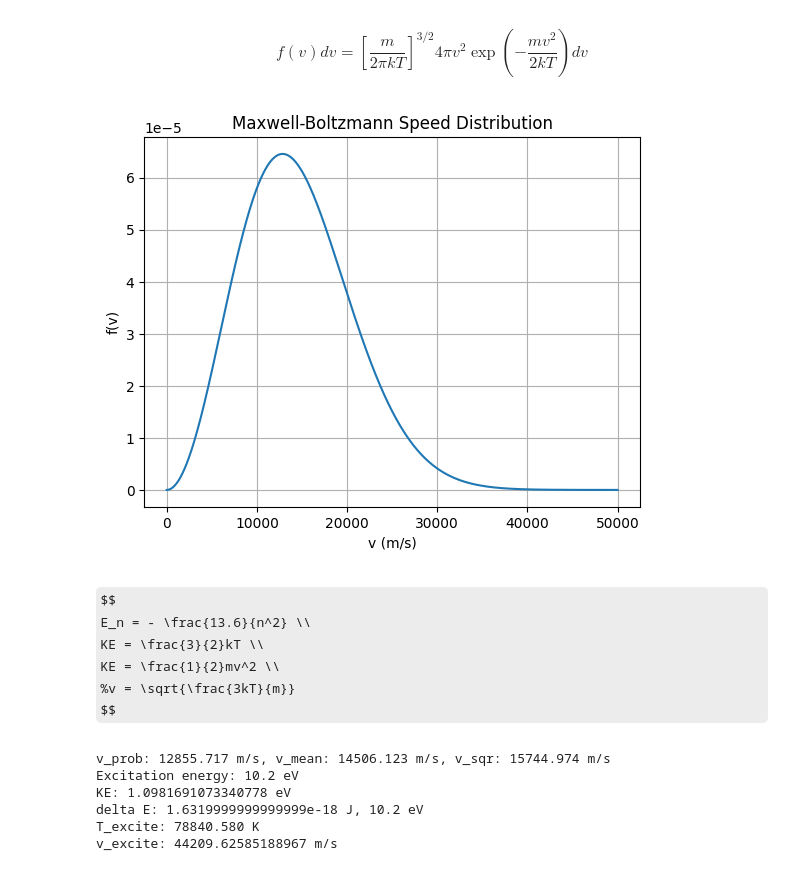
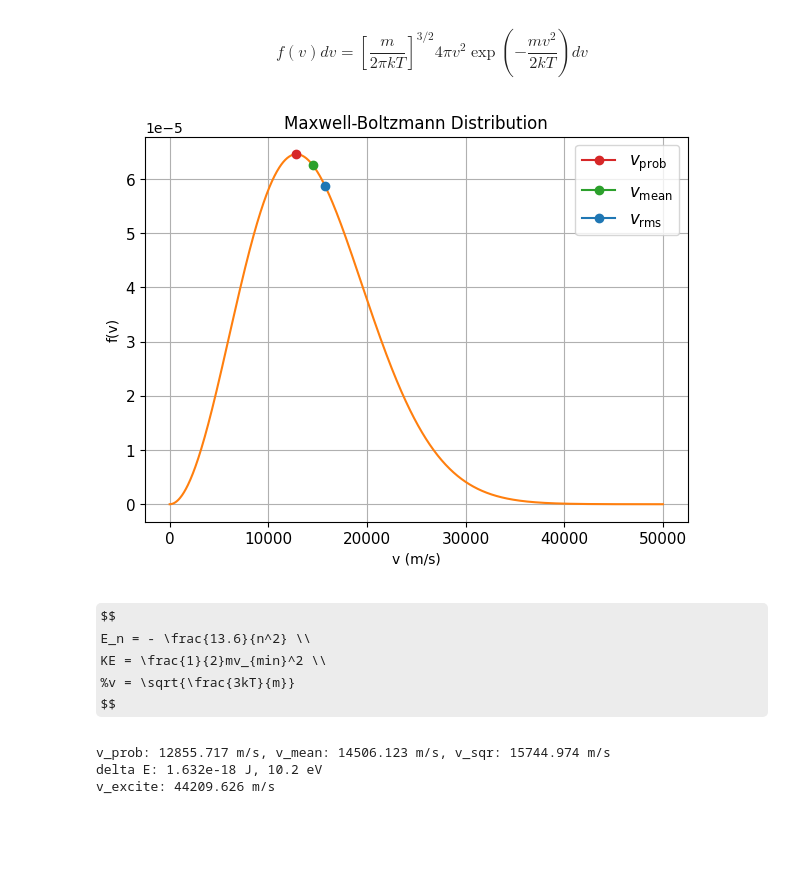
Before and after one commit to galih123star/computational2026, a Jupyter notebook: HW03/HW03_CPA.ipynb, the cells around one changed output. Drawn from its saved outputs; the diff is of its cells as text; code cells hidden in the pictures; some formulas as TeX source; blank space fills up the shorter version.

Commit message:
HW03, finished prob 1 and 2

```diff
--- a/HW03/HW03_CPA.ipynb
+++ b/HW03/HW03_CPA.ipynb
@@ -298,27 +315,59 @@ $$
 # %%
 # MB distribution
 k = 1.38e-23 # in J/k
 m = 1.67e-27 # in kg, mass of hydrogen atom
 T = 1e4 # in K
-def MB(v):
+def MB(v,y):
     first = (m/(2 * np.pi * k * T))**(3/2)
     second = 4 * np.pi * v**2
     third = - m * v**2 / (2 * k * T)
     f = first * second * np.exp(third)
     return f
 
 # Velocity range
 v = np.linspace(0, 50000, 1000)
 
+def vel_type(T):
+    v_prob = np.sqrt(2*k*T/m)           # most probable speed
+    v_mean = np.sqrt(8*k*T/(np.pi*m))   # mean speed
+    v_sqr = np.sqrt(3*k*T/m)            # rms speed
+    return v_prob, v_mean, v_sqr
+
+# velocity
+v_prob, v_mean, v_sqr = vel_type(T)
+
+x_coor_MB = np.array([v_prob, v_mean, v_sqr])
+y_coor_MB = MB(x_coor_MB,x_coor_MB)
+
 # Plot
-plt.plot(v, MB(v))
+plt.figure(figsize=(7,5))
+plt.plot(v, MB(v,v), color='tab:orange')
 plt.xlabel("v (m/s)")
 plt.ylabel("f(v)")
-plt.title("Maxwell-Boltzmann Speed Distribution")
+plt.xticks(size=11)
+plt.yticks(size=11)
+plt.plot(v_prob, MB(v_prob, v_prob),
+         marker='o', color='tab:red', markersize=6,
+         label=r'$v_{\mathrm{prob}}$')
+
+plt.plot(v_mean, MB(v_mean, v_mean),
+         marker='o', color='tab:green', markersize=6,
+         label=r'$v_{\mathrm{mean}}$')
+
+plt.plot(v_sqr, MB(v_sqr, v_sqr),
+         marker='o', color='tab:blue', markersize=6,
+         label=r'$v_{\mathrm{rms}}$')
+#plt.axvline(x=v_prob, color='tab:red', linestyle='--', linewidth=1, label=r'$v_{prob}$')
+#plt.axvline(x=v_mean, color='tab:green', linestyle='--', linewidth=1, label=r'$v_{mean}$')
+#plt.axvline(x=v_sqr, color='tab:blue', linestyle='--', linewidth=1, label=r'$v_{rms}$')
+plt.title("Maxwell-Boltzmann Distribution")
 plt.grid(True)
-plt.show()
+plt.legend(fontsize=12)
+#plt.show()
+
+plt.savefig('HW03_Prob2_MBD.png', dpi=250, transparent=True)
 # %% [output]
-[figure, old version]
+[figure, new version]
 # %%
 # Using your own numerical integrator, calculate what fraction of the hydrogen atoms
 # are moving fast enough for the kinetic energy to be enough to excite the atom from the
@@ -329,8 +378,7 @@ plt.show()
 # %% [markdown]
 $$
 E_n = - \frac{13.6}{n^2} \\
-KE = \frac{3}{2}kT \\
-KE = \frac{1}{2}mv^2 \\
+KE = \frac{1}{2}mv_{min}^2 \\
 %v = \sqrt{\frac{3kT}{m}}
 $$
 # %%
@@ -343,32 +391,14 @@ E1 = bohr(1)
 E2 = bohr(2)
 deltaE = E2 - E1
 
-def vel_type(T):
-    v_prob = np.sqrt(2*k*T/m)           # most probable speed
-    v_mean = np.sqrt(8*k*T/(np.pi*m))   # mean speed
-    v_sqr = np.sqrt(3*k*T/m)            # rms speed
-    return v_prob, v_mean, v_sqr
-
-# temperature to excite
-Tex = 2 * deltaE*eV / (3 * k)
-
-# velocity
-v_prob, v_mean, v_sqr = vel_type(T)
-
-vel = np.sqrt(2 * deltaE * eV / m)
+v_min = np.sqrt(2 * deltaE * eV / m)
 #vel = 2 * deltaE * eV / (3 * k)
-KE = 0.5*m*v_mean**2
+#KE = 0.5*m*v_mean**2
 
 print(f"v_prob: {v_prob:.3f} m/s, v_mean: {v_mean:.3f} m/s, v_sqr: {v_sqr:.3f} m/s")
-print(f"Excitation energy: {deltaE} eV")
-print(f"KE: {KE/eV} eV")
-print(f"delta E: {deltaE*eV} J, {deltaE} eV")
-print(f"T_excite: {Tex:.3f} K")
-print(f"v_excite: {vel} m/s")
+print(f"delta E: {deltaE*eV:.3e} J, {deltaE} eV")
+print(f"v_excite: {v_min:.3f} m/s")
 # %% [output]
 v_prob: 12855.717 m/s, v_mean: 14506.123 m/s, v_sqr: 15744.974 m/s
-Excitation energy: 10.2 eV
-KE: 1.0981691073340778 eV
-delta E: 1.6319999999999999e-18 J, 10.2 eV
-T_excite: 78840.580 K
-v_excite: 44209.62585188967 m/s
+delta E: 1.632e-18 J, 10.2 eV
+v_excite: 44209.626 m/s
```
Also changed, not shown: parts of 10 cells of this notebook.
